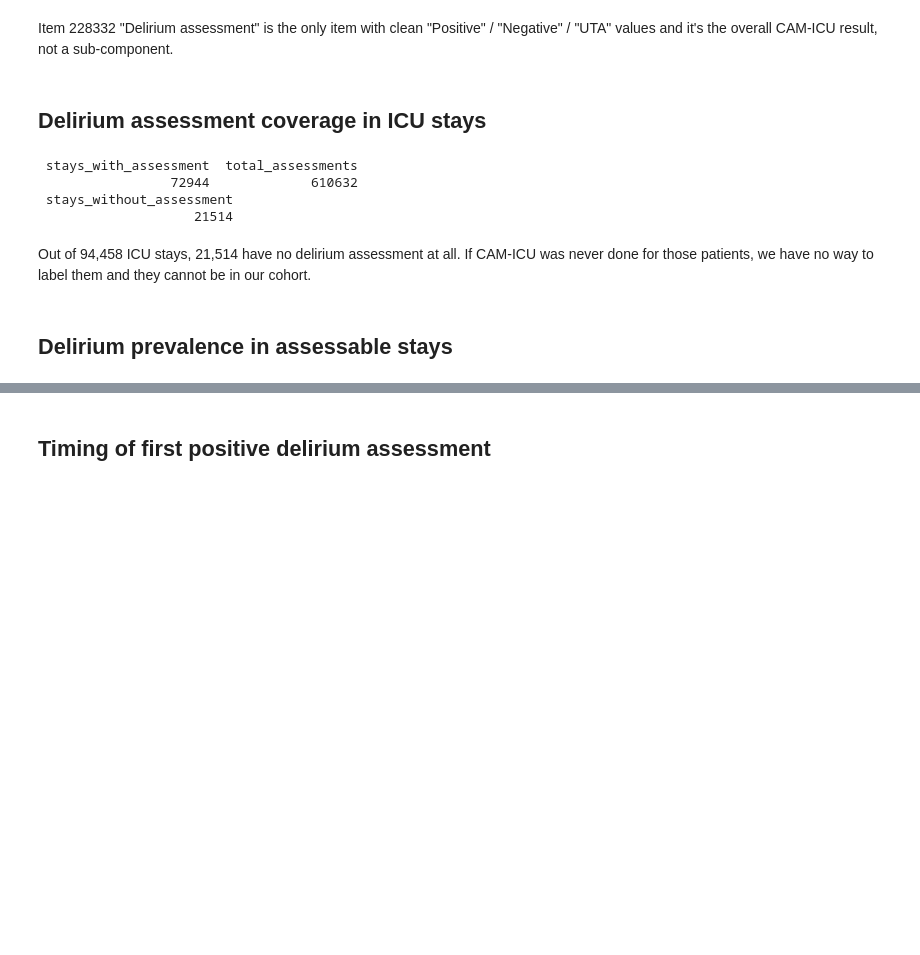
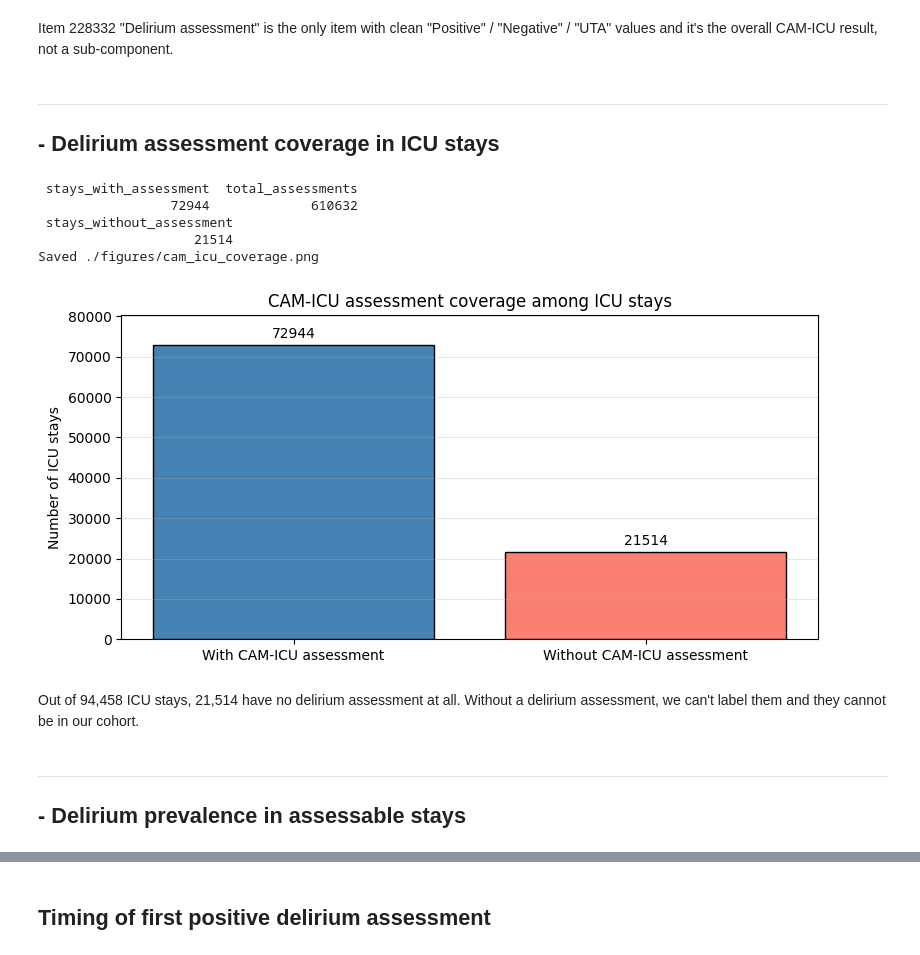
Before and after one commit to Hadyalt/AI_In_Healthcare_Capstone_Project, a Jupyter notebook: main.ipynb, the cells around one changed output, grey strips where cells are left out. Saved outputs shown, nothing was run; the diff lists cells and outputs as text; code cells hidden in the pictures; blank space fills up the shorter version.

```diff
--- a/main.ipynb
+++ b/main.ipynb
@@ -428,37 +428,56 @@ print(cam_values.to_string(index=False))
 # %% [markdown]
 Item 228332 "Delirium assessment" is the only item with clean "Positive" / "Negative" / "UTA" values and it's the overall CAM-ICU result, not a sub-component.
 # %% [markdown]
-## Delirium assessment coverage in ICU stays
+---
+## - Delirium assessment coverage in ICU stays
 # %%
+# Select distinct stays with at least one CAM-ICU assessment
 coverage = con.execute("""
     SELECT
         COUNT(DISTINCT stay_id) AS stays_with_assessment,
         COUNT(*) AS total_assessments
     FROM icu.chartevents
     WHERE itemid = 228332
 """).df()
 print(coverage.to_string(index=False))
 
-# How many ICU stays have NO delirium assessment at all?
+# Select distinct stays without any CAM-ICU assessment
 no_assessment = con.execute("""
     SELECT COUNT(*) AS stays_without_assessment
     FROM icu.icustays
     WHERE stay_id NOT IN (
         SELECT DISTINCT stay_id
         FROM icu.chartevents
         WHERE itemid = 228332
     )
 """).df()
 print(no_assessment.to_string(index=False))
+
+labels = ["With CAM-ICU assessment", "Without CAM-ICU assessment"]
+values = [coverage["stays_with_assessment"].iloc[0], no_assessment["stays_without_assessment"].iloc[0]]
+
+fig, ax = plt.subplots(figsize=(8, 4))
+bars = ax.bar(labels, values, color=["steelblue", "salmon"], edgecolor="black")
+ax.bar_label(bars, padding=3)
+ax.set_ylabel("Number of ICU stays")
+ax.set_title("CAM-ICU assessment coverage among ICU stays")
+ax.grid(axis="y", alpha=0.3)
+ax.margins(y=0.1)
+plt.tight_layout()
+save_fig("cam_icu_coverage")
+plt.show()
 # %% [output]
  stays_with_assessment  total_assessments
                  72944             610632
  stays_without_assessment
                     21514
+Saved ./figures/cam_icu_coverage.png
+[figure, added]
 # %% [markdown]
-Out of 94,458 ICU stays, 21,514 have no delirium assessment at all. If CAM-ICU was never done for those patients, we have no way to label them and they cannot be in our cohort.
+Out of 94,458 ICU stays, 21,514 have no delirium assessment at all. Without a delirium assessment, we can't label them and they cannot be in our cohort.
 # %% [markdown]
-## Delirium prevalence in assessable stays
+---
+## - Delirium prevalence in assessable stays
 # %%
 # For each stay that has assessments, classify as: ever positive, only negative, or only UTA
 prevalence = con.execute("""
```
Also changed, not shown: parts of 2 cells of this notebook, 2 other files.
